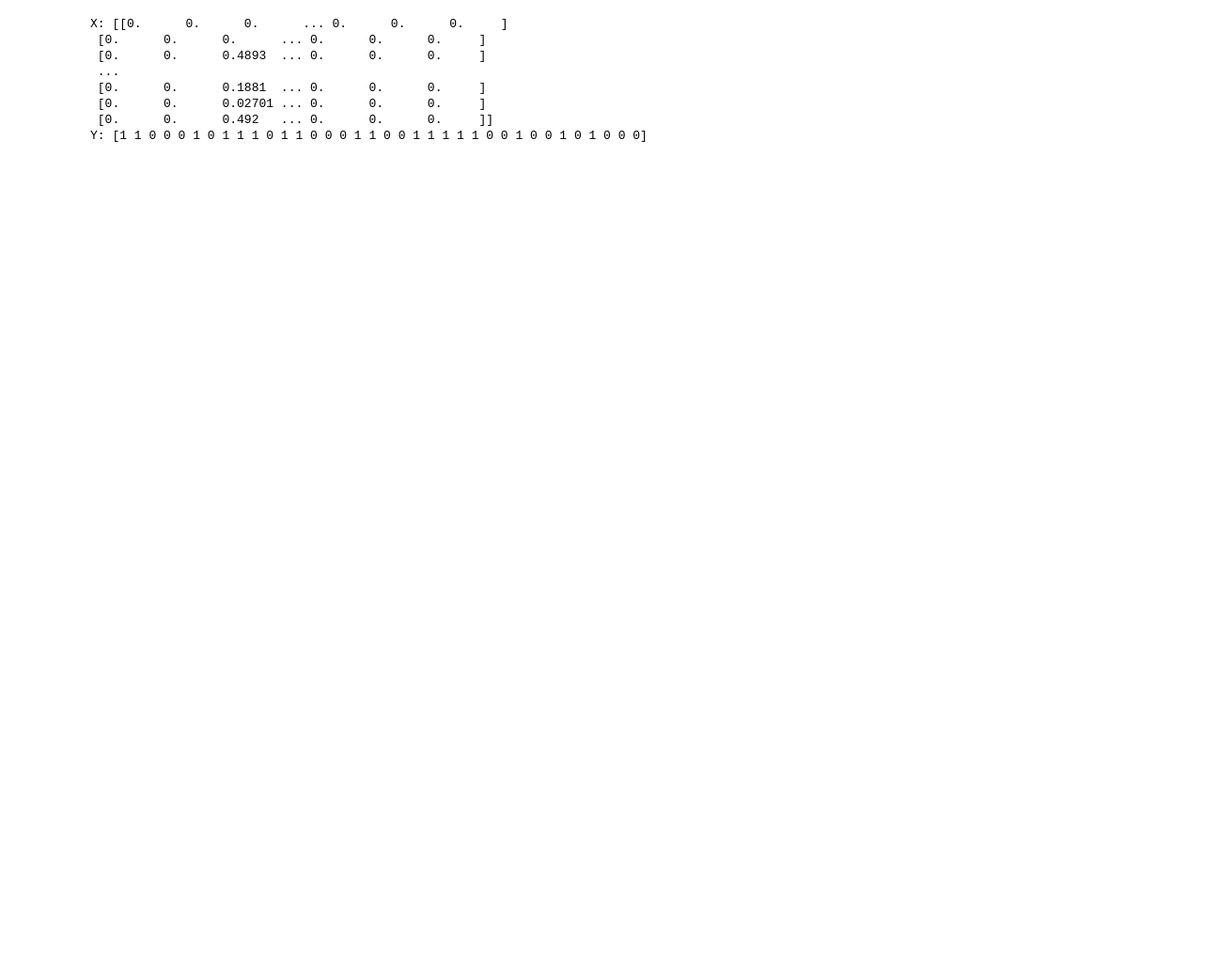
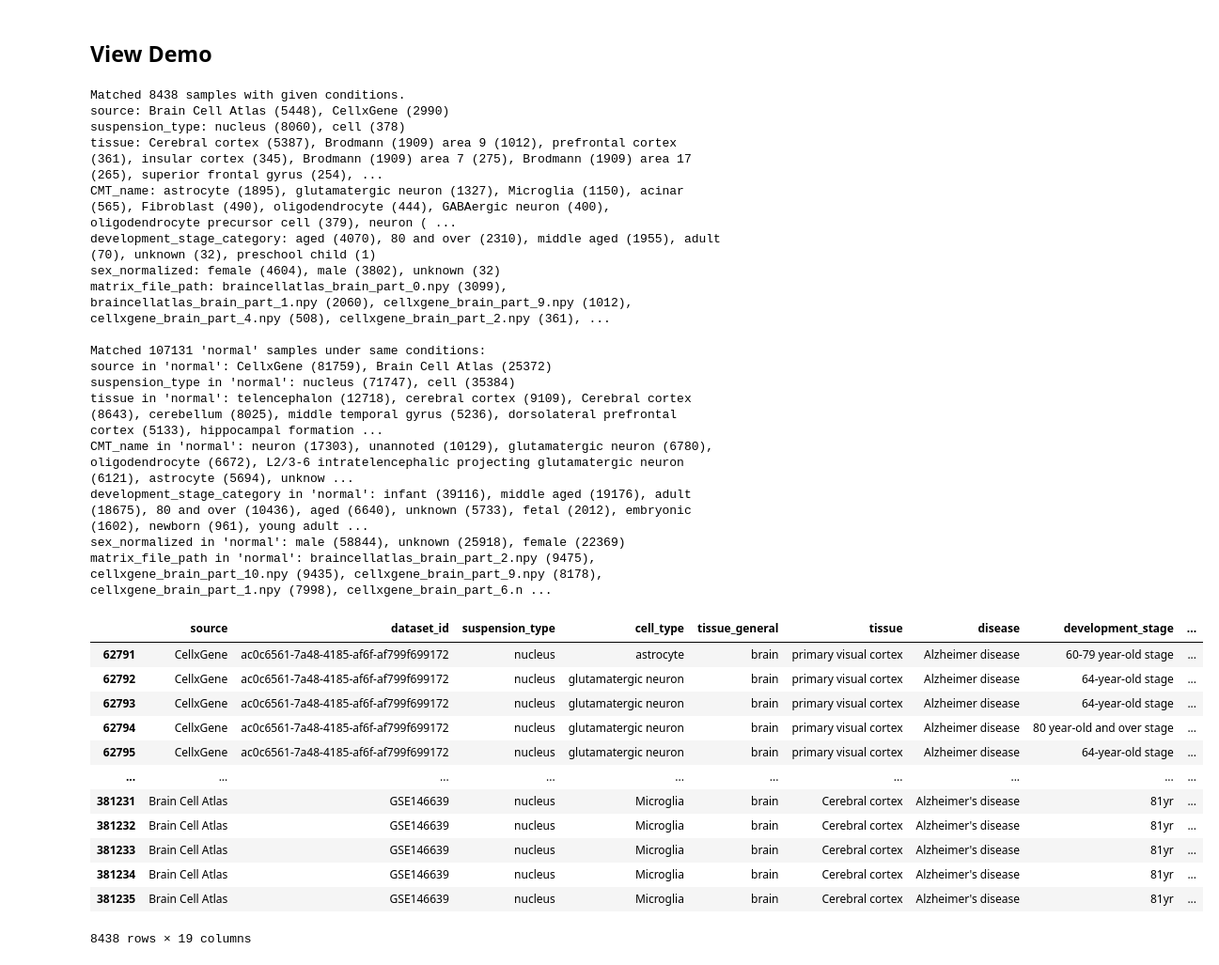
Before and after one commit to FuhaiLiAiLab/OmniCellTOSG, a Jupyter notebook: dataload_demo.ipynb, the cells around one changed output. Shown at 94% size. Cells and saved outputs as stored; diff of their text form; code cells hidden in the pictures; blank space fills up the shorter version.

```diff
--- a/dataload_demo.ipynb
+++ b/dataload_demo.ipynb
@@ -42,12 +1,46 @@ Final dataset shape: X (36, 483817), Y (36,)
-# %%
-print(f"X: {xAll}")
-print(f"Y: {yAll}")
-# %% [output]
-X: [[0.      0.      0.      ... 0.      0.      0.     ]
- [0.      0.      0.      ... 0.      0.      0.     ]
- [0.      0.      0.4893  ... 0.      0.      0.     ]
- ...
- [0.      0.      0.1881  ... 0.      0.      0.     ]
- [0.      0.      0.02701 ... 0.      0.      0.     ]
- [0.      0.      0.492   ... 0.      0.      0.     ]]
-Y: [1 1 0 0 0 1 0 1 1 1 0 1 1 0 0 0 1 1 0 0 1 1 1 1 1 0 0 1 0 0 1 0 1 0 0 0]
+# %% [markdown]
+## View Demo
+# %%
+from celltosg_loader import CellTOSGSubsetBuilder
+
+query = CellTOSGSubsetBuilder(root="./OmniCellTOSG_v1")
+
+query.view({
+    "tissue_general": "brain",
+    # "cell_type": ["Microglia", "Astrocyte"],
+    "disease": "Alzheimer's Disease",
+    # "sex": "female"
+    # "age": "adult",
+    # "source": "CellxGene",
+})
+# %% [output]
+Matched 8438 samples with given conditions.
+source: Brain Cell Atlas (5448), CellxGene (2990)
+suspension_type: nucleus (8060), cell (378)
+tissue: Cerebral cortex (5387), Brodmann (1909) area 9 (1012), prefrontal cortex (361), insular cortex (345), Brodmann (1909) area 7 (275), Brodmann (1909) area 17 (265), superior frontal gyrus (254), ...
+CMT_name: astrocyte (1895), glutamatergic neuron (1327), Microglia (1150), acinar (565), Fibroblast (490), oligodendrocyte (444), GABAergic neuron (400), oligodendrocyte precursor cell (379), neuron ( ...
+development_stage_category: aged (4070), 80 and over (2310), middle aged (1955), adult (70), unknown (32), preschool child (1)
+sex_normalized: female (4604), male (3802), unknown (32)
+matrix_file_path: braincellatlas_brain_part_0.npy (3099), braincellatlas_brain_part_1.npy (2060), cellxgene_brain_part_9.npy (1012), cellxgene_brain_part_4.npy (508), cellxgene_brain_part_2.npy (361), ...
+
+Matched 107131 'normal' samples under same conditions:
+source in 'normal': CellxGene (81759), Brain Cell Atlas (25372)
+suspension_type in 'normal': nucleus (71747), cell (35384)
+tissue in 'normal': telencephalon (12718), cerebral cortex (9109), Cerebral cortex (8643), cerebellum (8025), middle temporal gyrus (5236), dorsolateral prefrontal cortex (5133), hippocampal formation ...
+CMT_name in 'normal': neuron (17303), unannoted (10129), glutamatergic neuron (6780), oligodendrocyte (6672), L2/3-6 intratelencephalic projecting glutamatergic neuron (6121), astrocyte (5694), unknow ...
+development_stage_category in 'normal': infant (39116), middle aged (19176), adult (18675), 80 and over (10436), aged (6640), unknown (5733), fetal (2012), embryonic (1602), newborn (961), young adult ...
+sex_normalized in 'normal': male (58844), unknown (25918), female (22369)
+matrix_file_path in 'normal': braincellatlas_brain_part_2.npy (9475), cellxgene_brain_part_10.npy (9435), cellxgene_brain_part_9.npy (8178), cellxgene_brain_part_1.npy (7998), cellxgene_brain_part_6.n ...
+|  | source | dataset_id | suspension_type | cell_type | tissue_general | tissue | disease | development_stage | ... |
+| 62791 | CellxGene | ac0c6561-7a48-4185-af6f-af799f699172 | nucleus | astrocyte | brain | primary visual cortex | Alzheimer disease | 60-79 year-old stage | ... |
+| 62792 | CellxGene | ac0c6561-7a48-4185-af6f-af799f699172 | nucleus | glutamatergic neuron | brain | primary visual cortex | Alzheimer disease | 64-year-old stage | ... |
+| 62793 | CellxGene | ac0c6561-7a48-4185-af6f-af799f699172 | nucleus | glutamatergic neuron | brain | primary visual cortex | Alzheimer disease | 64-year-old stage | ... |
+| 62794 | CellxGene | ac0c6561-7a48-4185-af6f-af799f699172 | nucleus | glutamatergic neuron | brain | primary visual cortex | Alzheimer disease | 80 year-old and over stage | ... |
+| 62795 | CellxGene | ac0c6561-7a48-4185-af6f-af799f699172 | nucleus | glutamatergic neuron | brain | primary visual cortex | Alzheimer disease | 64-year-old stage | ... |
+| ... | ... | ... | ... | ... | ... | ... | ... | ... | ... |
+| 381231 | Brain Cell Atlas | GSE146639 | nucleus | Microglia | brain | Cerebral cortex | Alzheimer's disease | 81yr | ... |
+| 381232 | Brain Cell Atlas | GSE146639 | nucleus | Microglia | brain | Cerebral cortex | Alzheimer's disease | 81yr | ... |
+| 381233 | Brain Cell Atlas | GSE146639 | nucleus | Microglia | brain | Cerebral cortex | Alzheimer's disease | 81yr | ... |
+| 381234 | Brain Cell Atlas | GSE146639 | nucleus | Microglia | brain | Cerebral cortex | Alzheimer's disease | 81yr | ... |
+| 381235 | Brain Cell Atlas | GSE146639 | nucleus | Microglia | brain | Cerebral cortex | Alzheimer's disease | 81yr | ... |
+8438 rows × 19 columns
```
Also changed, not shown: parts of 10 cells of this notebook, 8 other files.
